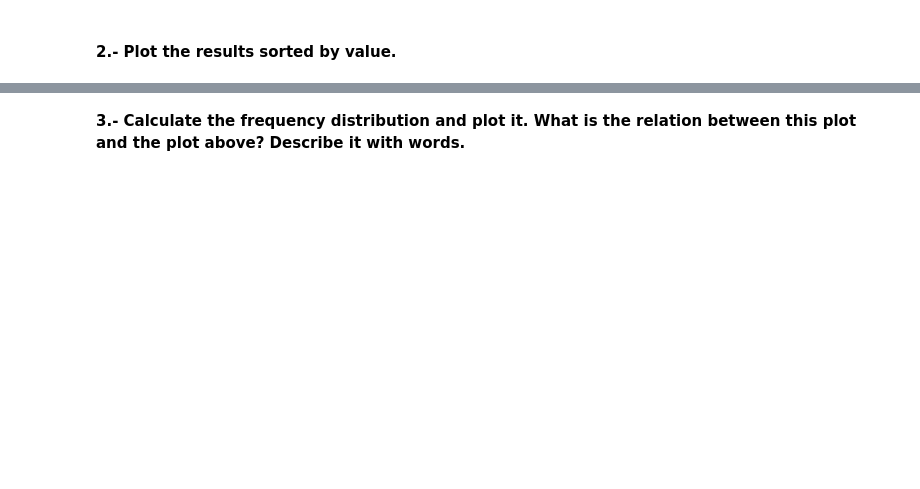
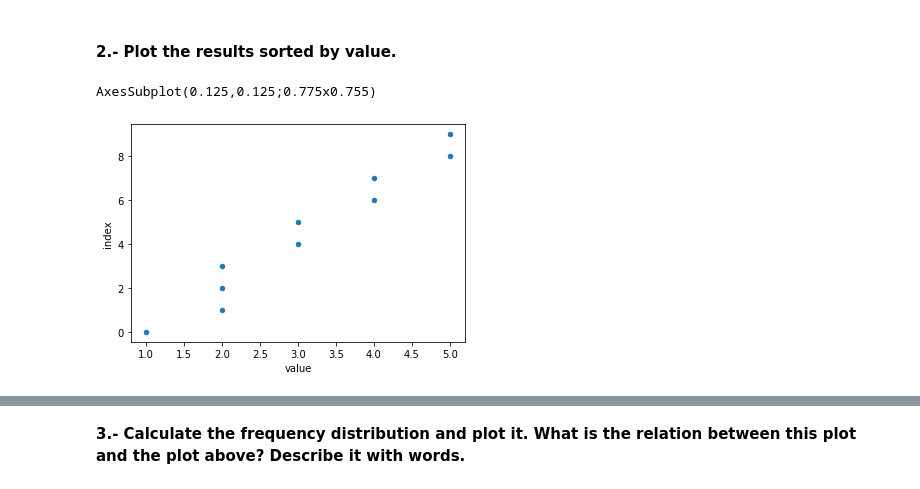
Before and after one commit to ta-data-bcn/descriptive-stats, a Jupyter notebook: your-code/main.ipynb, the cells around one changed output, grey strips where cells are left out. Drawn from its saved outputs; the diff is of its cells as text; code cells hidden in the pictures; blank space fills up the shorter version.

```diff
--- a/your-code/main.ipynb
+++ b/your-code/main.ipynb
@@ -42,5 +42,13 @@ results
 # %% [markdown]
 #### 2.- Plot the results sorted by value.
+# %%
+
+result_sort2 = results.sort_values(by='value').reset_index(drop=True)
+result_sort2 = result_sort2.reset_index()
+print(result_sort2.plot.scatter(x='value', y='index'))
+# %% [output]
+AxesSubplot(0.125,0.125;0.775x0.755)
+[figure, added]
 # %%
 # your code here
 
```
Also changed, not shown: parts of 26 cells of this notebook.
